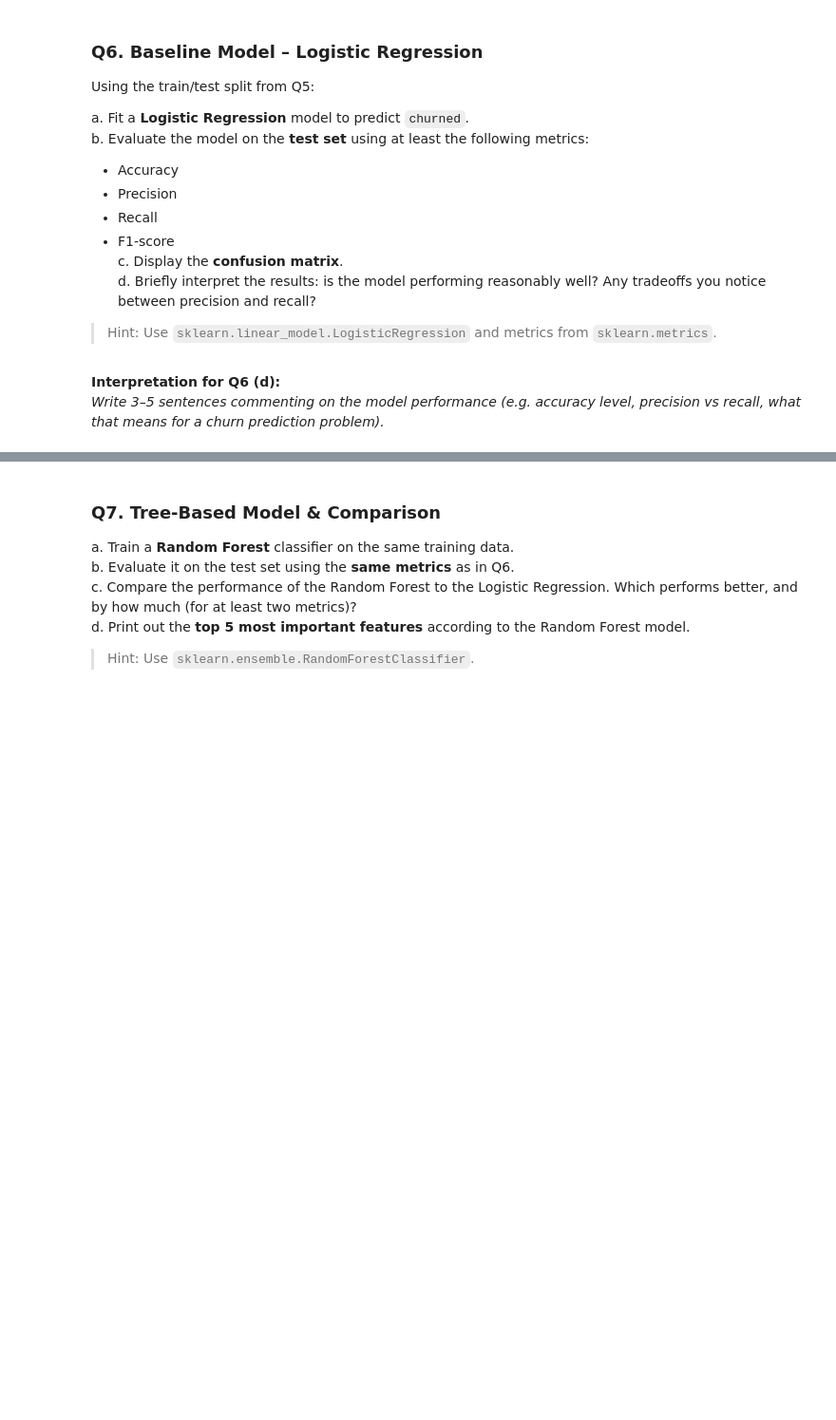
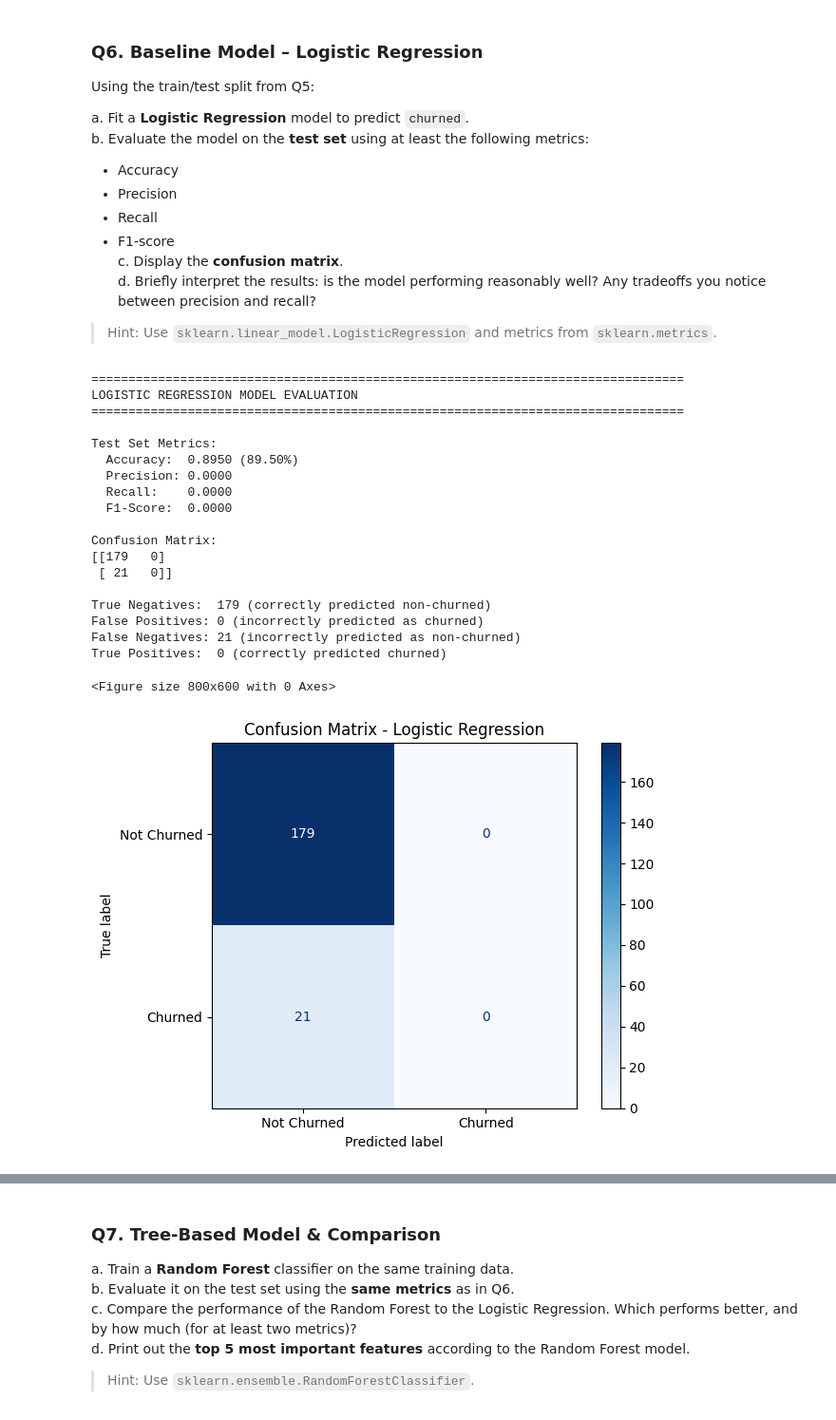
Before and after one commit to christianmurwanashyaka/data_science_practical_test, a Jupyter notebook: data_science_practical_test.ipynb, the cells around one changed output, grey strips where cells are left out. Shown: that part at 95% size. Saved outputs shown, nothing was run; the diff lists cells and outputs as text; code cells hidden in the pictures; blank space fills up the shorter version.

```diff
--- a/data_science_practical_test.ipynb
+++ b/data_science_practical_test.ipynb
@@ -227,3 +350,66 @@ from sklearn.metrics import accuracy_score, precision_score, recall_score, f1_sc
-# %% [markdown]
-**Interpretation for Q6 (d):**
-_Write 3–5 sentences commenting on the model performance (e.g. accuracy level, precision vs recall, what that means for a churn prediction problem)._
+# %%
+# Q6 – YOUR CODE HERE
+
+from sklearn.linear_model import LogisticRegression
+from sklearn.metrics import accuracy_score, precision_score, recall_score, f1_score, confusion_matrix, ConfusionMatrixDisplay
+
+# a) Fit Logistic Regression
+log_reg = LogisticRegression(random_state=42, max_iter=1000)
+log_reg.fit(X_train, y_train)
+
+# Make predictions
+y_pred_lr = log_reg.predict(X_test)
+
+# b) & c) Evaluate and show confusion matrix
+print("="*80)
+print("LOGISTIC REGRESSION MODEL EVALUATION")
+print("="*80)
+
+accuracy = accuracy_score(y_test, y_pred_lr)
+precision = precision_score(y_test, y_pred_lr)
+recall = recall_score(y_test, y_pred_lr)
+f1 = f1_score(y_test, y_pred_lr)
+
+print(f"\nTest Set Metrics:")
+print(f"  Accuracy:  {accuracy:.4f} ({accuracy*100:.2f}%)")
+print(f"  Precision: {precision:.4f}")
+print(f"  Recall:    {recall:.4f}")
+print(f"  F1-Score:  {f1:.4f}")
+
+# Confusion matrix
+cm = confusion_matrix(y_test, y_pred_lr)
+print(f"\nConfusion Matrix:")
+print(cm)
+print(f"\nTrue Negatives:  {cm[0,0]} (correctly predicted non-churned)")
+print(f"False Positives: {cm[0,1]} (incorrectly predicted as churned)")
+print(f"False Negatives: {cm[1,0]} (incorrectly predicted as non-churned)")
+print(f"True Positives:  {cm[1,1]} (correctly predicted churned)")
+
+# Visualize confusion matrix
+plt.figure(figsize=(8, 6))
+disp = ConfusionMatrixDisplay(confusion_matrix=cm, display_labels=['Not Churned', 'Churned'])
+disp.plot(cmap='Blues', values_format='d')
+plt.title('Confusion Matrix - Logistic Regression')
+plt.tight_layout()
+plt.show()
+# %% [output]
+================================================================================
+LOGISTIC REGRESSION MODEL EVALUATION
+================================================================================
+
+Test Set Metrics:
+  Accuracy:  0.8950 (89.50%)
+  Precision: 0.0000
+  Recall:    0.0000
+  F1-Score:  0.0000
+
+Confusion Matrix:
+[[179   0]
+ [ 21   0]]
+
+True Negatives:  179 (correctly predicted non-churned)
+False Positives: 0 (incorrectly predicted as churned)
+False Negatives: 21 (incorrectly predicted as non-churned)
+True Positives:  0 (correctly predicted churned)
+<Figure size 800x600 with 0 Axes>
+[figure, added]
```
Also changed, not shown: parts of 28 cells of this notebook.
